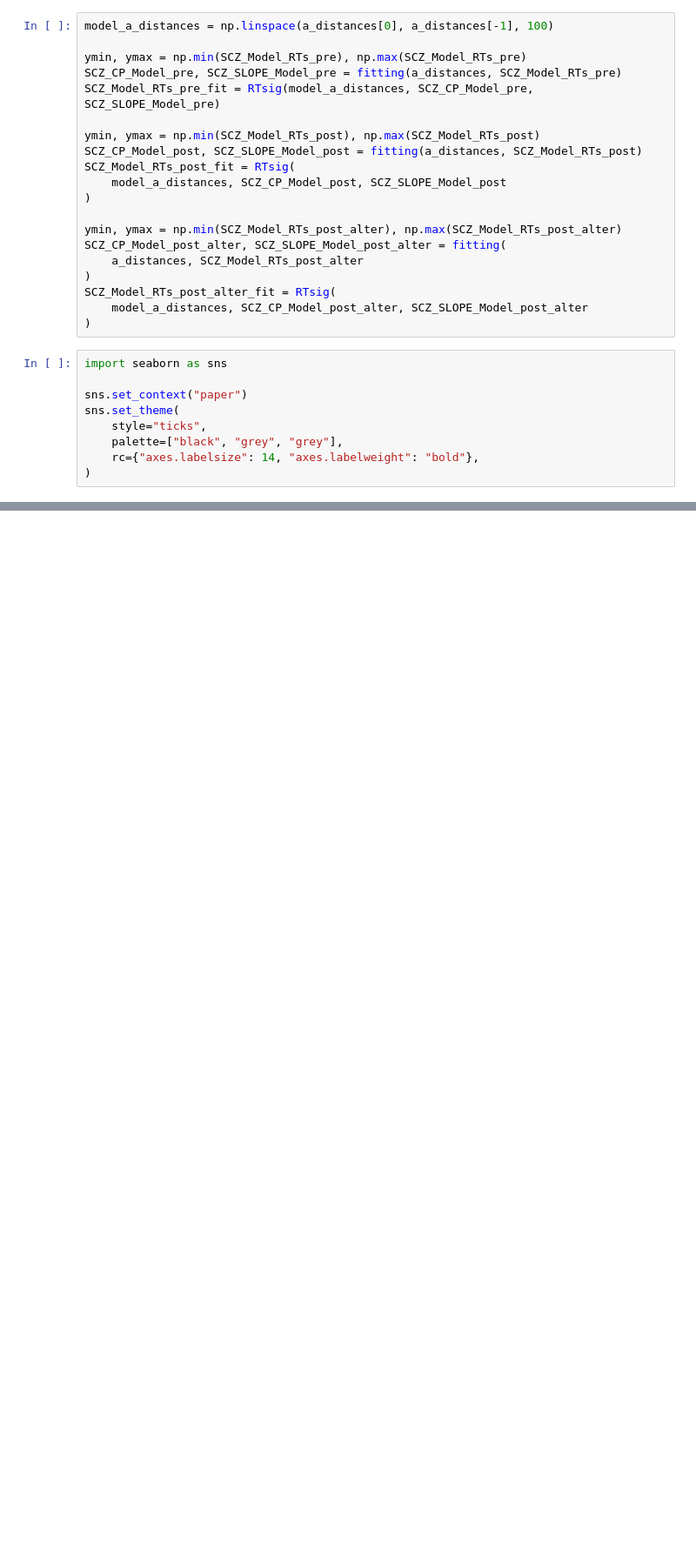
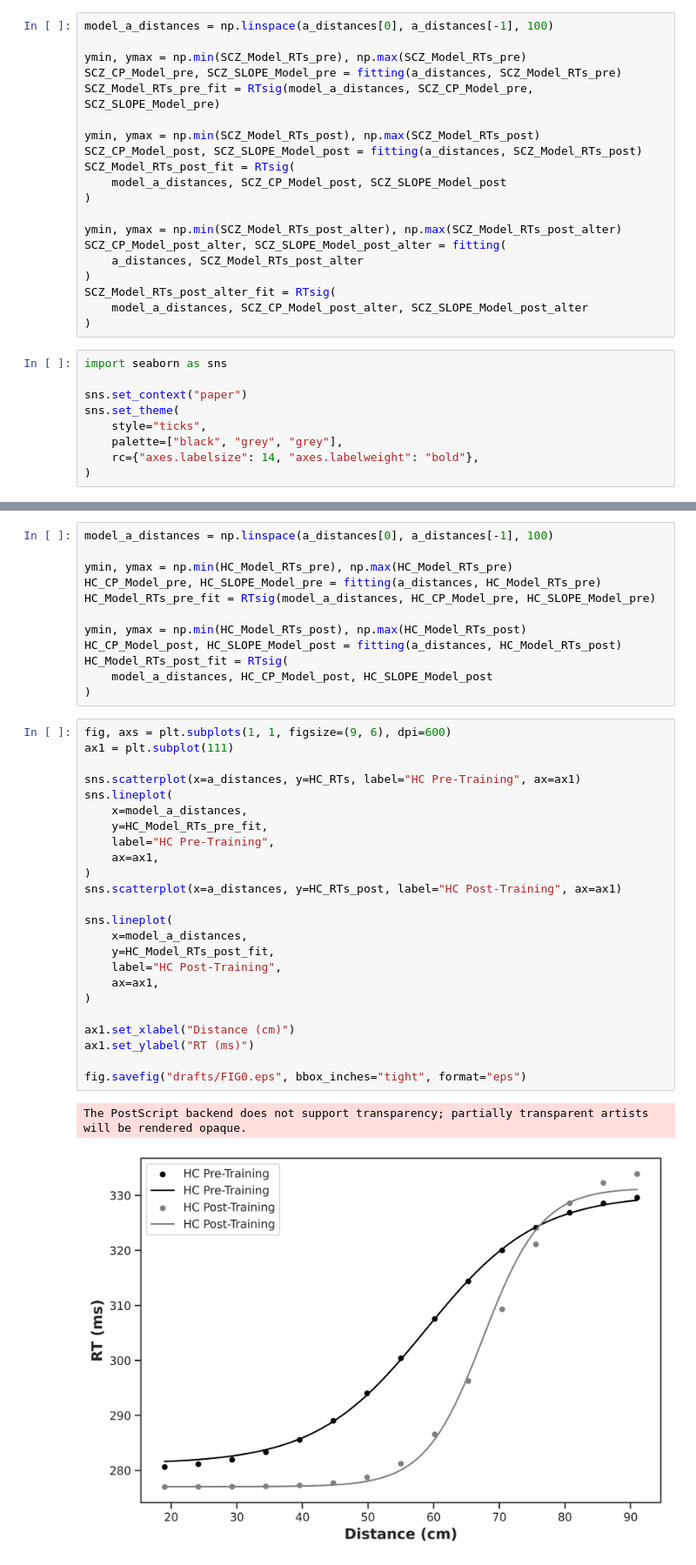
Before and after one commit to renatoparedes/SCZ_PPS_Expansion_Model, a Jupyter notebook: Fitting_Plots.ipynb, the cells around one changed output, grey strips where cells are left out. Shown at 87% size. Drawn from its saved outputs; the diff is of its cells as text; blank space fills up the shorter version.

```diff
--- a/Fitting_Plots.ipynb
+++ b/Fitting_Plots.ipynb
@@ -259,0 +354,39 @@ The PostScript backend does not support transparency; partially transparent arti
+# %%
+model_a_distances = np.linspace(a_distances[0], a_distances[-1], 100)
+
+ymin, ymax = np.min(HC_Model_RTs_pre), np.max(HC_Model_RTs_pre)
+HC_CP_Model_pre, HC_SLOPE_Model_pre = fitting(a_distances, HC_Model_RTs_pre)
+HC_Model_RTs_pre_fit = RTsig(model_a_distances, HC_CP_Model_pre, HC_SLOPE_Model_pre)
+
+ymin, ymax = np.min(HC_Model_RTs_post), np.max(HC_Model_RTs_post)
+HC_CP_Model_post, HC_SLOPE_Model_post = fitting(a_distances, HC_Model_RTs_post)
+HC_Model_RTs_post_fit = RTsig(
+    model_a_distances, HC_CP_Model_post, HC_SLOPE_Model_post
+)
+# %%
+fig, axs = plt.subplots(1, 1, figsize=(9, 6), dpi=600)
+ax1 = plt.subplot(111)
+
+sns.scatterplot(x=a_distances, y=HC_RTs, label="HC Pre-Training", ax=ax1)
+sns.lineplot(
+    x=model_a_distances,
+    y=HC_Model_RTs_pre_fit,
+    label="HC Pre-Training",
+    ax=ax1,
+)
+sns.scatterplot(x=a_distances, y=HC_RTs_post, label="HC Post-Training", ax=ax1)
+
+sns.lineplot(
+    x=model_a_distances,
+    y=HC_Model_RTs_post_fit,
+    label="HC Post-Training",
+    ax=ax1,
+)
+
+ax1.set_xlabel("Distance (cm)")
+ax1.set_ylabel("RT (ms)")
+
+fig.savefig("drafts/FIG0.eps", bbox_inches="tight", format="eps")
+# %% [output]
+The PostScript backend does not support transparency; partially transparent artists will be rendered opaque.
+[figure, added]
```
Also changed, not shown: parts of 4 cells of this notebook, 1 other file.
